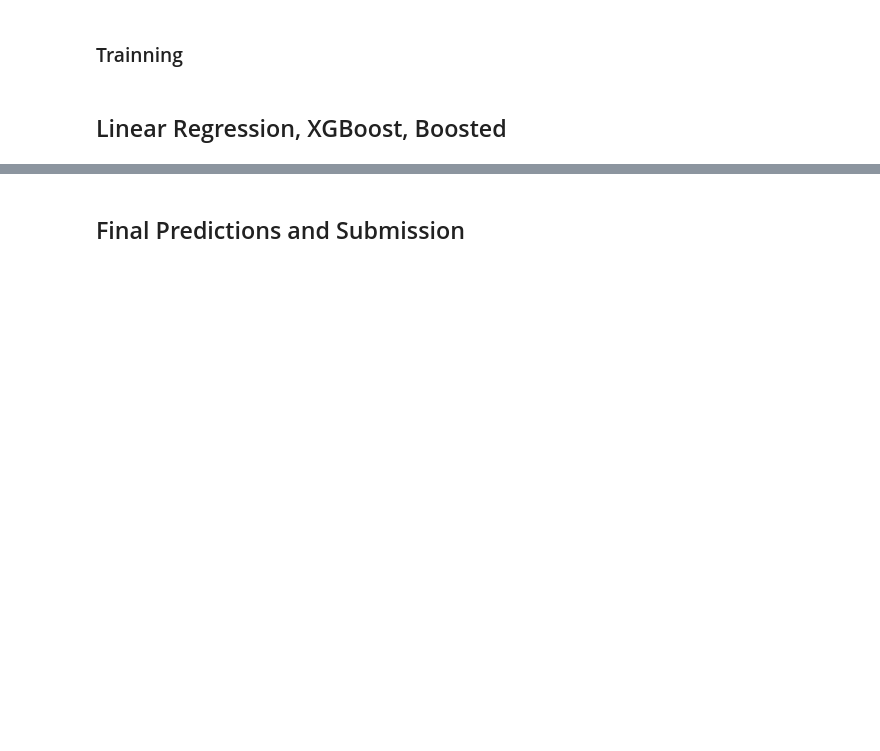
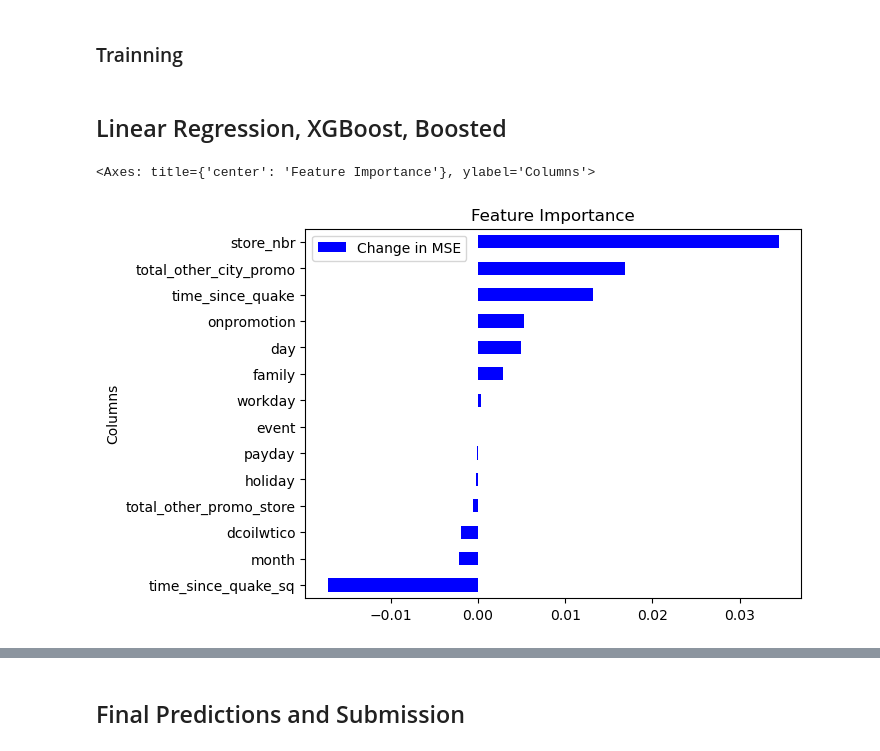
Before and after one commit to J-Schea29/Machine-Learning-for-Store-Sales-Forecasting-Kaggle-Competition, a Jupyter notebook: Rapids-AI-Kaggle.ipynb, the cells around one changed output, grey strips where cells are left out. Saved outputs shown, nothing was run; the diff lists cells and outputs as text; code cells hidden in the pictures; blank space fills up the shorter version.

Commit message:
Feature_importance

```diff
--- a/Rapids-AI-Kaggle.ipynb
+++ b/Rapids-AI-Kaggle.ipynb
@@ -601,2 +578,0 @@ X_test_C = X_test_C.set_index(["date"])
-# %% [markdown]
-## Linear Regression, XGBoost, Boosted
@@ -602,0 +583,2 @@ X_test_C = X_test_C.set_index(["date"])
+# %% [markdown]
+## Linear Regression, XGBoost, Boosted
@@ -603,3 +621,25 @@ X_test_C = X_test_C.set_index(["date"])
+# %%
+xgb_params = {
+    'tree_method': 'gpu_hist',  # Specify GPU usage
+    'predictor': 'gpu_predictor',
+    'enable_categorical': True,
+}
+
+xgb = XGBRegressor(**xgb_params)
+
+
+lr = LinearRegression(fit_intercept=False, algorithm="svd", copy_X=True)
+
+data_preprocessor = Prepare_data(column_list, [numeric_transformer])
+
+model = Hybrid_Pipeline(data_preprocessor, lr, xgb, Boosted=True, to_tensor=False)
+
+feature_df = pd.DataFrame.from_dict(feature_importance(X_C, y, model), orient='index', columns=['Effect on MSE']).reset_index().sort_values("Change in MSE")
+feature_df = feature_df.rename({"index": "Columns"}, axis=1)
+feature_df.plot.barh(x='Columns', y='Change in MSE', title='Feature Importance', color='blue')
+# %% [output]
+<Axes: title={'center': 'Feature Importance'}, ylabel='Columns'>
+[figure, added]
 # %%
 def hyperparameter_optimization(n_estimators, gamma, subsample, max_depth, learning_rate):
 
```
Also changed, not shown: parts of 27 cells of this notebook.
